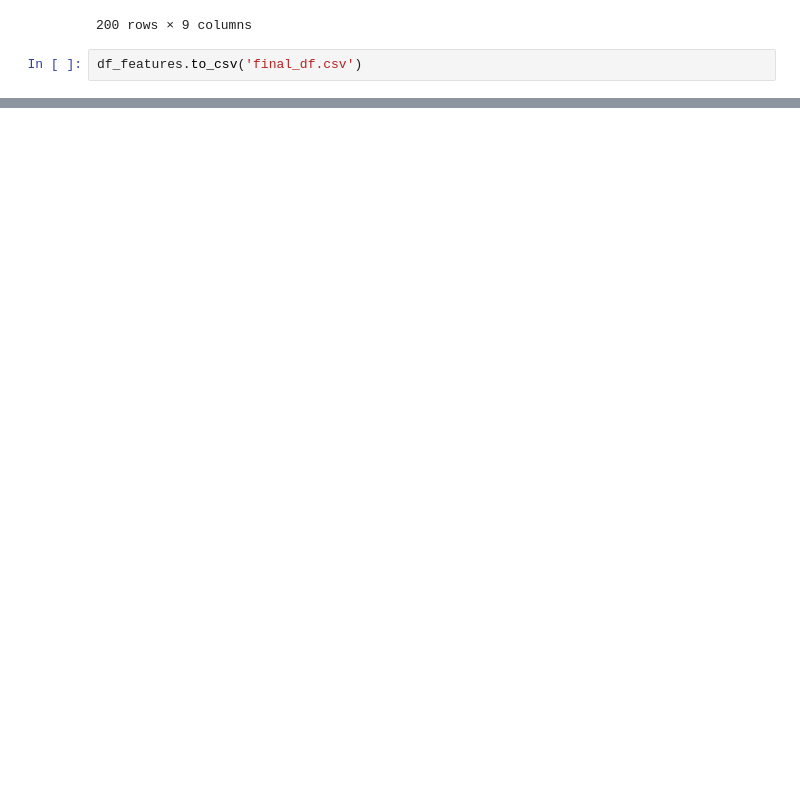
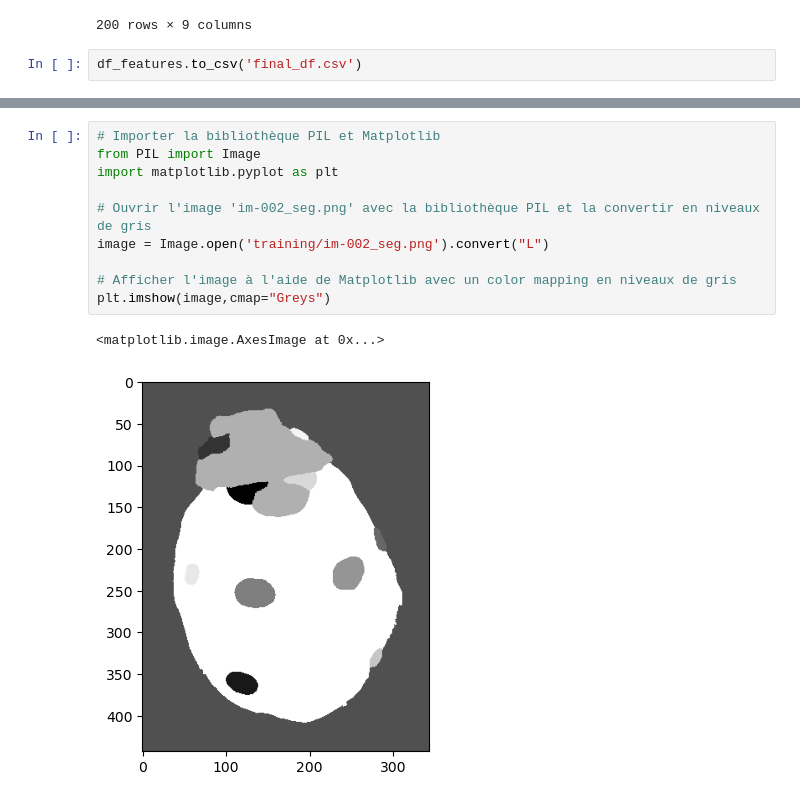
Before and after one commit to PuchToTalk/Ladybug_project, a Jupyter notebook: Project.ipynb, the cells around one changed output, grey strips where cells are left out. Saved outputs shown, nothing was run; the diff lists cells and outputs as text; blank space fills up the shorter version.

Commit message:
Added part 8 & part 9
part 8 : Visualisation récapitulatif de nos données sur toutes nos features
part 9 : Exploitation de nos données

```diff
--- a/Project.ipynb
+++ b/Project.ipynb
@@ -508,0 +718,13 @@ df_features.to_csv('final_df.csv')
+# %%
+# Importer la bibliothèque PIL et Matplotlib
+from PIL import Image
+import matplotlib.pyplot as plt
+
+# Ouvrir l'image 'im-002_seg.png' avec la bibliothèque PIL et la convertir en niveaux de gris
+image = Image.open('training/im-002_seg.png').convert("L")
+
+# Afficher l'image à l'aide de Matplotlib avec un color mapping en niveaux de gris
+plt.imshow(image,cmap="Greys")
+# %% [output]
+<matplotlib.image.AxesImage at 0x...>
+[figure, added]
```
Also changed, not shown: parts of 40 cells of this notebook.
